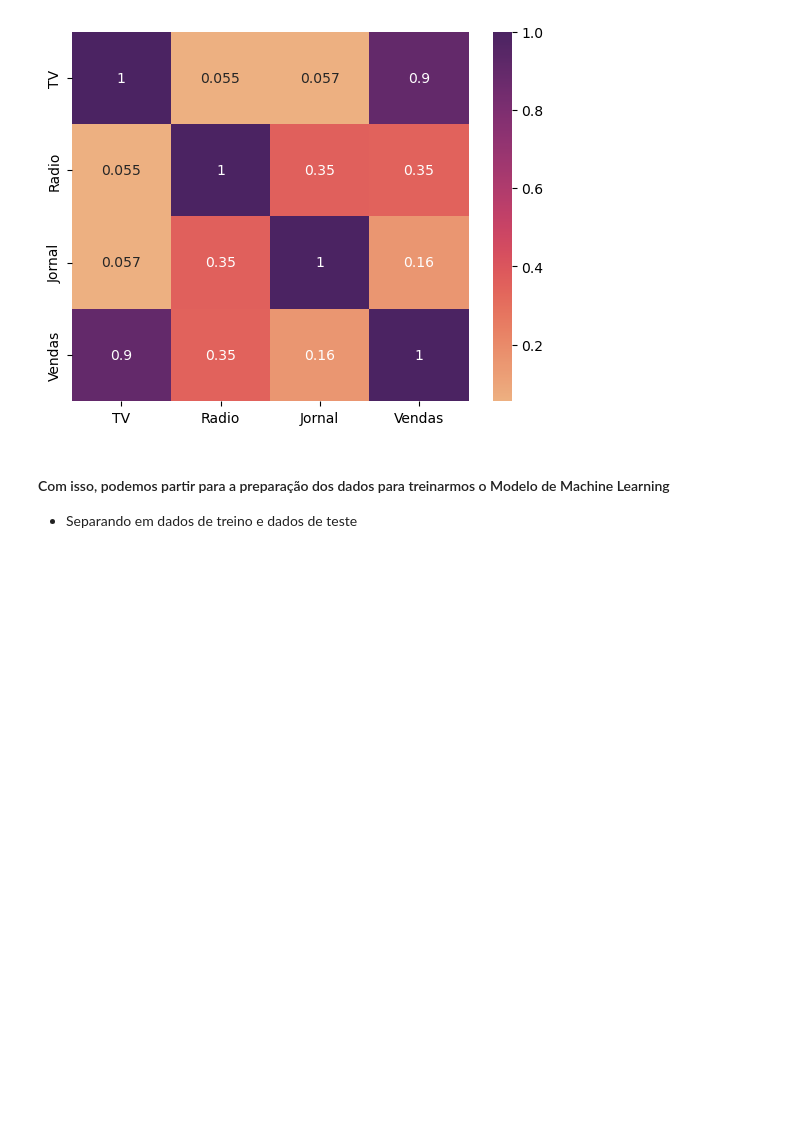
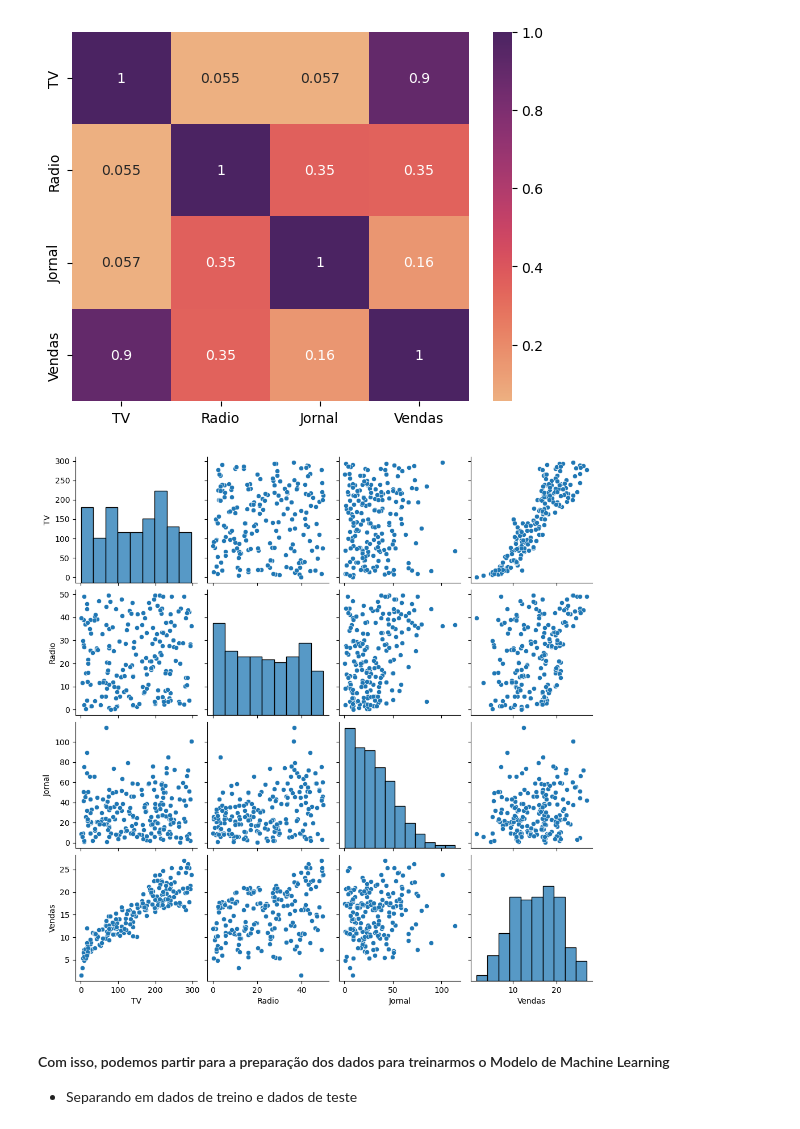
Before and after one commit to Henrique-Sc/DataScience-Previsao-vendas, a Jupyter notebook: software/main.ipynb, the cells around one changed output. Saved outputs shown, nothing was run; the diff lists cells and outputs as text; code cells hidden in the pictures; blank space fills up the shorter version.

```diff
--- a/software/main.ipynb
+++ b/software/main.ipynb
@@ -70,6 +71,12 @@ sns.heatmap(tabela.corr(), cmap='flare', annot=True)
 plt.show()
 # %% [output]
 [figure]
+# %%
+# Pairplot
+sns.pairplot(tabela)
+plt.show()
+# %% [output]
+[figure, added]
 # %% [markdown]
 #### Com isso, podemos partir para a preparação dos dados para treinarmos o Modelo de Machine Learning
 
```
Also changed, not shown: parts of 10 cells of this notebook.
